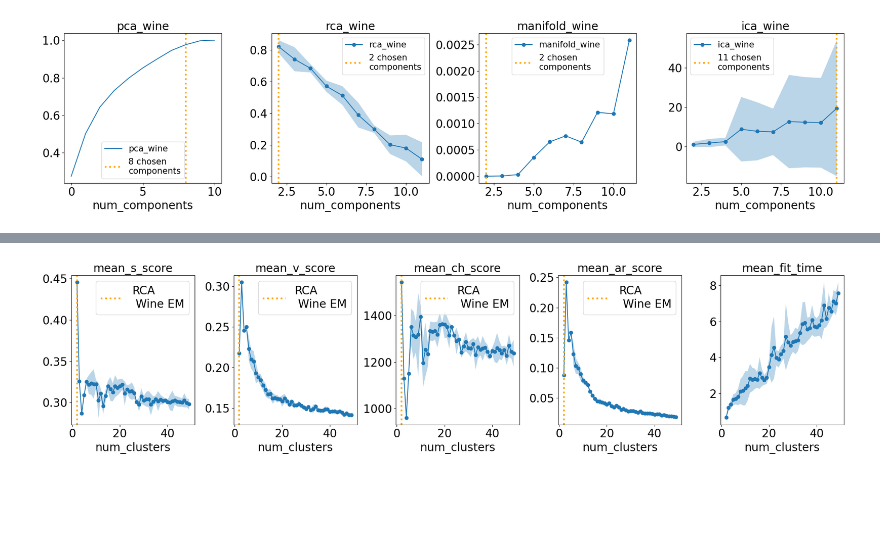
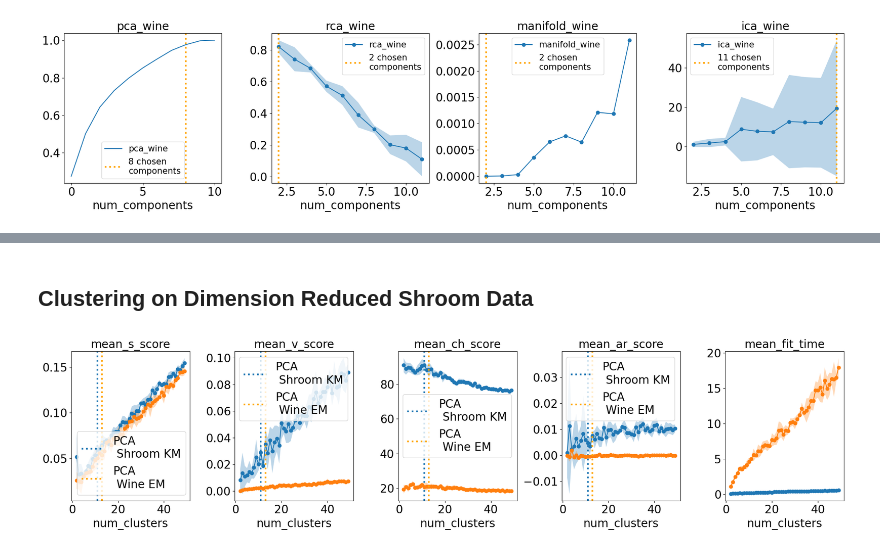
Before and after one commit to lboadi2/machine_learning, a Jupyter notebook: 3_unsupervised_learning/visuals.ipynb, the cells around one changed output, grey strips where cells are left out. Saved outputs shown, nothing was run; the diff lists cells and outputs as text; code cells hidden in the pictures; blank space fills up the shorter version.

```diff
--- a/3_unsupervised_learning/visuals.ipynb
+++ b/3_unsupervised_learning/visuals.ipynb
@@ -75,7 +75,8 @@ DATA_FOLDER = join('algo_data')
 # Helper Functions
 # %%
 def plot_curve(x_data, y_mean, y_std, axs=None,
-                take_mean=True, name='', x_name='num_clusters'):
+                take_mean=True, name='', x_name='num_clusters', label=''):
+
     axs.set_title(name, fontsize=20)
     axs.tick_params(axis='both', labelsize=20)
     axs.set_xlabel(x_name, fontsize=20)
@@ -84,11 +85,13 @@ def plot_curve(x_data, y_mean, y_std, axs=None,
         _, axs = plt.subplots()
 
     if take_mean:
-        axs.plot(x_data,y_mean,'o-')
+        axs.plot(x_data,y_mean,'o-', label=label)
         line = axs.fill_between(x_data, y_mean + y_std, y_mean - y_std,alpha=0.3)
     else:
         line = axs.plot(x_data, y_mean)
 
+    axs.legend(fontsize=15,bbox_to_anchor = (1.25, 0.6), loc='center')
+
     return line
 # %%
 def plot_bic_curve(x_data, y_mean, y_std, axs=None,
@@ -245,6 +248,15 @@ df_em_man_wine= pd.read_csv(join(DATA_FOLDER,'df_km_man_wine.csv'))
 df_em_score_man_wine= pd.read_csv(join(DATA_FOLDER,'df_em_score_man_wine.csv'))
 s_em_cluster_man_wine= pd.read_csv(join(DATA_FOLDER,'s_em_cluster_man_wine.csv'))
 x_em_man_wine= pd.read_csv(join(DATA_FOLDER,'x_em_man_wine.csv'))
+
+df_km_ica_wine= pd.read_csv(join(DATA_FOLDER,'df_km_ica_wine.csv'))
+s_km_ica_cluster_wine= pd.read_csv(join(DATA_FOLDER,'s_km_ica_cluster_wine.csv'))
+x_km_ica_wine= pd.read_csv(join(DATA_FOLDER,'df_km_ica_wine.csv'))
+
+df_em_ica_wine= pd.read_csv(join(DATA_FOLDER,'df_km_ica_wine.csv'))
+df_em_score_ica_wine= pd.read_csv(join(DATA_FOLDER,'df_em_score_ica_wine.csv'))
+s_em_cluster_ica_wine= pd.read_csv(join(DATA_FOLDER,'s_em_cluster_ica_wine.csv'))
+x_em_ica_wine= pd.read_csv(join(DATA_FOLDER,'x_em_ica_wine.csv'))
 # %%
 ## read in clustering on dimension reduced wine set
 df_km_pca_shroom= pd.read_csv(join(DATA_FOLDER,'df_km_pca_shroom.csv'))
@@ -599,7 +595,7 @@ for name in score_lst:
                          y_std=y_std, axs=axs[count], name=col_name,
                          label='PCA\n Wine KM',
                          selected_components=s_km_pca_cluster_wine.iloc[0,-1])
-    axs[count].axvline(x=s_km_pca_cluster_wine.iloc[0,-1], color='blue',
+    axs[count].axvline(x=s_km_pca_cluster_wine.iloc[0,-1], color='C0',
                     linestyle=':', label='PCA\n Wine KM', lw=3)
 
     # EM plot
@@ -634,38 +730,55 @@ plt.show()
+# %% [markdown]
+## Clustering on Dimension Reduced Shroom Data
 # %%
 ## clustering results pca
 fig, axs = plt.subplots(nrows=1,ncols=5, figsize=(20,5))
 axs = axs.flatten()
 score_lst = ['s', 'v', 'ch', 'ar']
-x_data = df_em_score_rca_wine['num_clusters']
+x_data = df_km_pca_shroom['num_clusters']
 count = 0
 for name in score_lst:
     col_name = f'mean_{name}_score'
     std_name = f'std_{name}_score'
 
-    # EM plot
-    y_mean = df_em_score_rca_wine[col_name]
-    y_std = df_em_score_rca_wine[std_name]
+    # kmeans plot
+    y_mean = df_km_pca_shroom[col_name]
+    y_std = df_km_pca_shroom[std_name]
     plot_dr_clust_curve(x_data=x_data, y_mean=y_mean,
                          y_std=y_std, axs=axs[count], name=col_name,
-                         label='RCA\n Wine EM',
-                         selected_components=s_em_cluster_rca_wine.iloc[0,-1])
-    axs[count].axvline(x=s_em_cluster_rca_wine.iloc[0,-1], color='orange',
-                linestyle=':', label='RCA\n Wine EM', lw=3)
+                         label='PCA\n Shroom KM',
+                         selected_components=s_km_pca_cluster_shroom.iloc[0,-1])
+    axs[count].axvline(x=s_km_pca_cluster_shroom.iloc[0,-1], color='C0',
+                    linestyle=':', label='PCA\n Shroom KM', lw=3)
+
+    # EM plot
+    y_mean = df_em_score_pca_shroom[col_name]
+    y_std = df_em_score_pca_shroom[std_name]
+    plot_dr_clust_curve(x_data=x_data, y_mean=y_mean,
+                         y_std=y_std, axs=axs[count], name=col_name,
+                         label='PCA\n Wine EM',
+                         selected_components=s_em_cluster_pca_shroom.iloc[0,-1])
+    axs[count].axvline(x=s_em_cluster_pca_shroom.iloc[0,-1], color='orange',
+                linestyle=':', label='PCA\n Wine EM', lw=3)
 
     axs[count].legend(fontsize=20)
     # increment index counter for axes array
     count=count+1
 
+# plot fit time for km
+y_mean = df_km_pca_shroom['mean_fit_time']
+y_std = df_km_pca_shroom['std_fit_time']
+plot_curve(x_data=x_data, y_mean=y_mean, y_std=y_std, axs=axs[-1], name='mean_fit_time')
+
 # plot fit time for em
-y_mean = df_em_score_rca_wine['mean_fit_time']
-y_std = df_em_score_rca_wine['std_fit_time']
+y_mean = df_em_score_pca_shroom['mean_fit_time']
+y_std = df_em_score_pca_shroom['std_fit_time']
 plot_curve(x_data=x_data, y_mean=y_mean, y_std=y_std, axs=axs[-1], name='mean_fit_time')
 
 # tighten layer for figure clarity
 plt.tight_layout()
 plt.show()
 # %% [output]
-[figure, old version]
+[figure, new version]
 # %%
 ## clustering results pca
 fig, axs = plt.subplots(nrows=1,ncols=5, figsize=(20,5))
```
Also changed, not shown: parts of 23 cells of this notebook, 23 other files.
